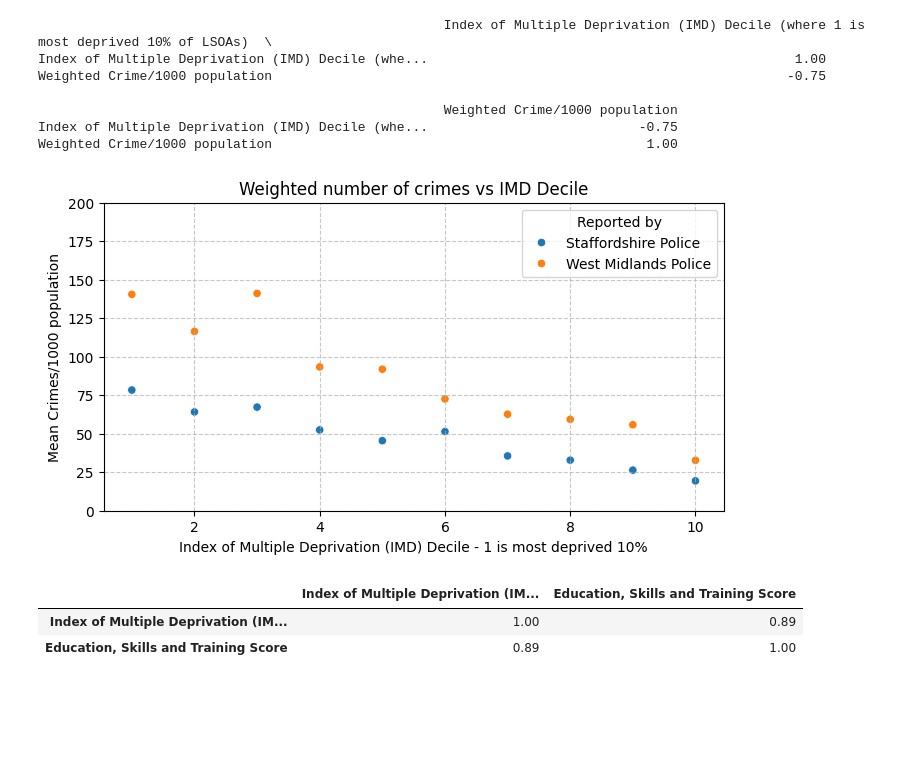
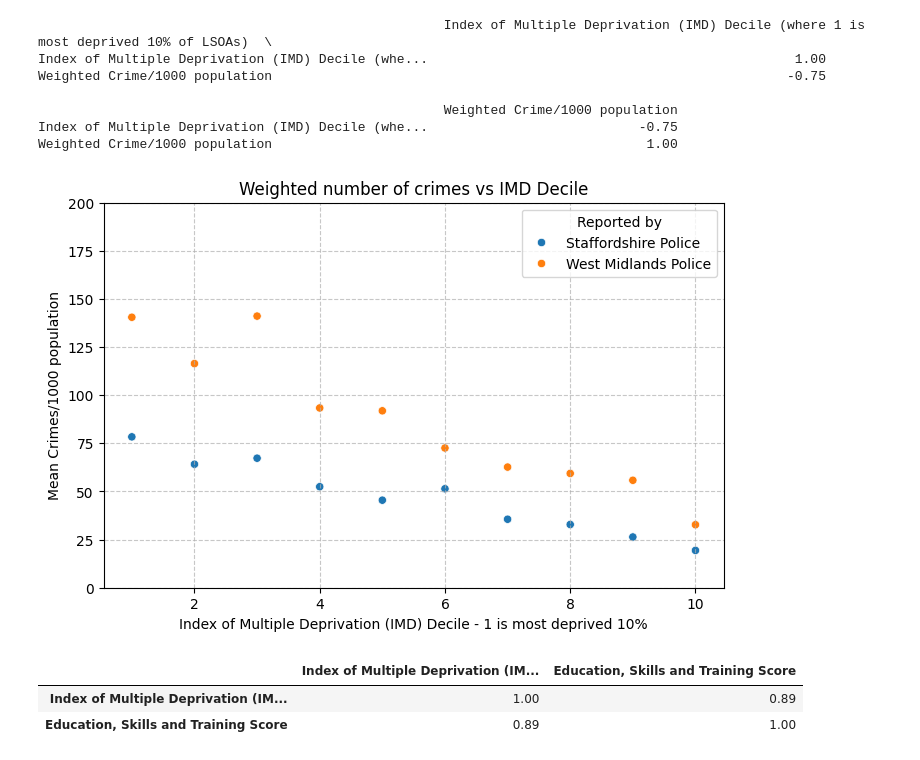
Before and after one commit to zhangwiki86-soton/L7---Data-Analysis-and-Visualisation, a Jupyter notebook: DRAFT Test Glob Final.ipynb, the cells around one changed output. Drawn from its saved outputs; the diff is of its cells as text; code cells hidden in the pictures; blank space fills up the shorter version.

```diff
--- a/DRAFT Test Glob Final.ipynb
+++ b/DRAFT Test Glob Final.ipynb
@@ -987,16 +976,16 @@ Weighted Crime/1000 population
 Index of Multiple Deprivation (IMD) Decile (whe...                           -0.75
 Weighted Crime/1000 population                                                1.00
 # %%
-plt.figure(figsize=(8, 4))
+plt.figure(figsize=(8, 5))
 sns.scatterplot(data=correlation_deprivation, x="Index of Multiple Deprivation (IMD) Decile (where 1 is most deprived 10% of LSOAs)", y="Weighted Crime/1000 population", hue="Reported by")
 plt.title('Weighted number of crimes vs IMD Decile')
 plt.xlabel('Index of Multiple Deprivation (IMD) Decile - 1 is most deprived 10%')
 plt.ylabel('Mean Crimes/1000 population')
 plt.grid(True, linestyle='--', alpha=0.7)
 plt.ylim(0, 200)
 plt.show()
 # %% [output]
-[figure, old version]
+[figure, new version]
 # %%
 educatiom_imd_correlation=LSOAdata.loc[:, ['Index of Multiple Deprivation (IMD) Score','Education, Skills and Training Score']]
 educatiom_imd_correlation.corr().round(2)
```
Also changed, not shown: parts of 5 cells of this notebook.
